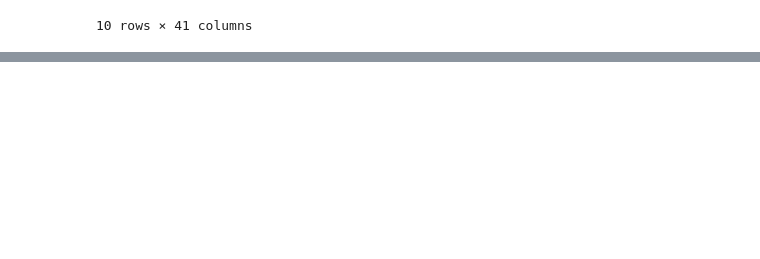
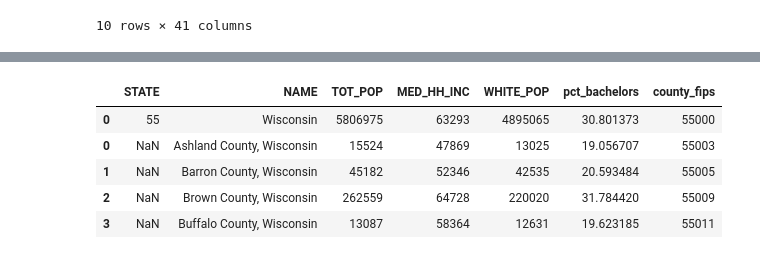
Before and after one commit to hbensen7/data-journalism-final, a Jupyter notebook: data_analysis.ipynb, the cells around one changed output, grey strips where cells are left out. Cells and saved outputs as stored; diff of their text form; code cells hidden in the pictures; blank space fills up the shorter version.

```diff
--- a/data_analysis.ipynb
+++ b/data_analysis.ipynb
@@ -161,3 +262,60 @@ memory usage: 4.1+ KB
+# %%
+#download census state-level demographic data
+from censusdis import states
+
+VARIABLES2 = ["NAME", TOT_POP, MED_HH_INC, WHITE_ALONE,
+              "B15003_001E",  # Total population 25 years and over
+              "B15003_022E",  # Bachelor's degree
+              "B15003_023E",  # Master's degree
+              "B15003_024E",  # Professional school degree
+              "B15003_025E"   # Doctorate degree
+]
+
+df_state = ced.download(
+    DATASET,
+    YEAR,
+    VARIABLES2,
+    state=states.WI
+)
+
+
+
+# Calculate percentage
+df_state["pct_bachelors"] = (
+    df_state["B15003_022E"] + df_state["B15003_023E"] + df_state["B15003_024E"] + df_state["B15003_025E"]
+) / df_state["B15003_001E"] * 100
+
+
+
+df_state = df_state.drop(columns=[  "B15003_001E",  # Total population 25 years and over
+              "B15003_022E",  # Bachelor's degree
+              "B15003_023E",  # Master's degree
+              "B15003_024E",  # Professional school degree
+              "B15003_025E" ])
+
+df_state.head()
+
+df_state.columns = ['STATE', 'NAME', 'TOT_POP', 'MED_HH_INC', 'WHITE_POP', "pct_bachelors"]
+
+
+df_state['county_fips'] = [55000]
+
+df_state.head()
+
+df_counties2 = df_counties2.merge(df_ed, how = "left")
+
+df_demographics =  pd.concat([df_state, df_counties2])
+
+#df_demographics = df_demographics.merge(df_ed, how = "left")
+
+df_demographics.head()
+# %% [output]
+|  | STATE | NAME | TOT_POP | MED_HH_INC | WHITE_POP | pct_bachelors | county_fips |
+| 0 | 55 | Wisconsin | 5806975 | 63293 | 4895065 | 30.801373 | 55000 |
+| 0 | NaN | Ashland County, Wisconsin | 15524 | 47869 | 13025 | 19.056707 | 55003 |
+| 1 | NaN | Barron County, Wisconsin | 45182 | 52346 | 42535 | 20.593484 | 55005 |
+| 2 | NaN | Brown County, Wisconsin | 262559 | 64728 | 220020 | 31.784420 | 55009 |
+| 3 | NaN | Buffalo County, Wisconsin | 13087 | 58364 | 12631 | 19.623185 | 55011 |
 # %%
 df_merge = df_f.merge(df_counties, how='left')
 #type(df_counties)
```
Also changed, not shown: parts of 9 cells of this notebook.
